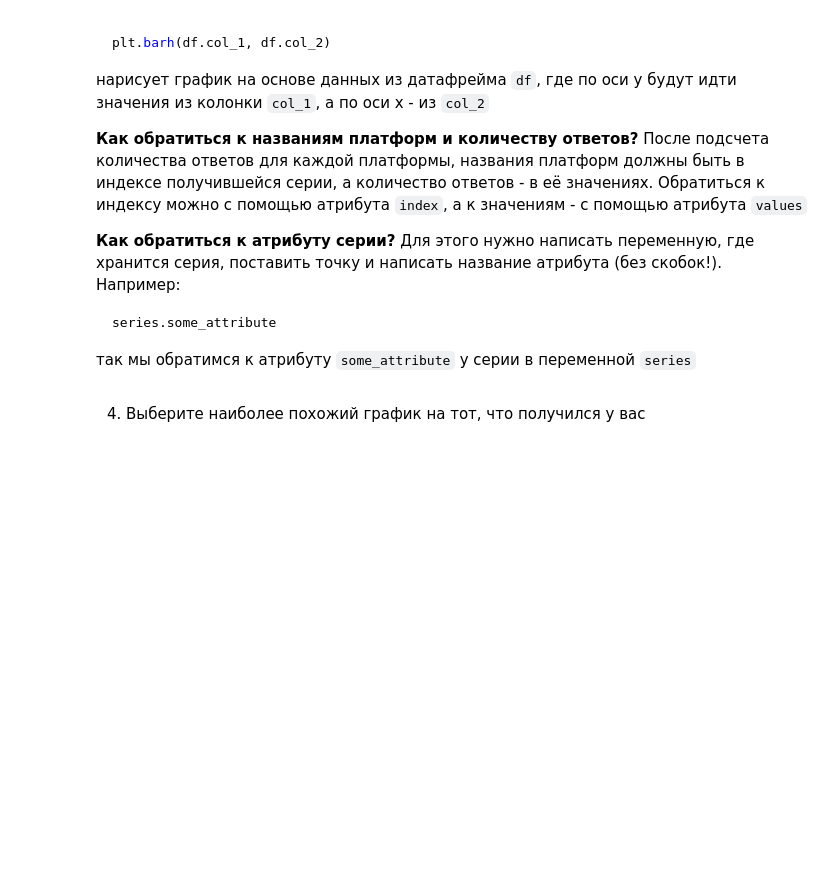
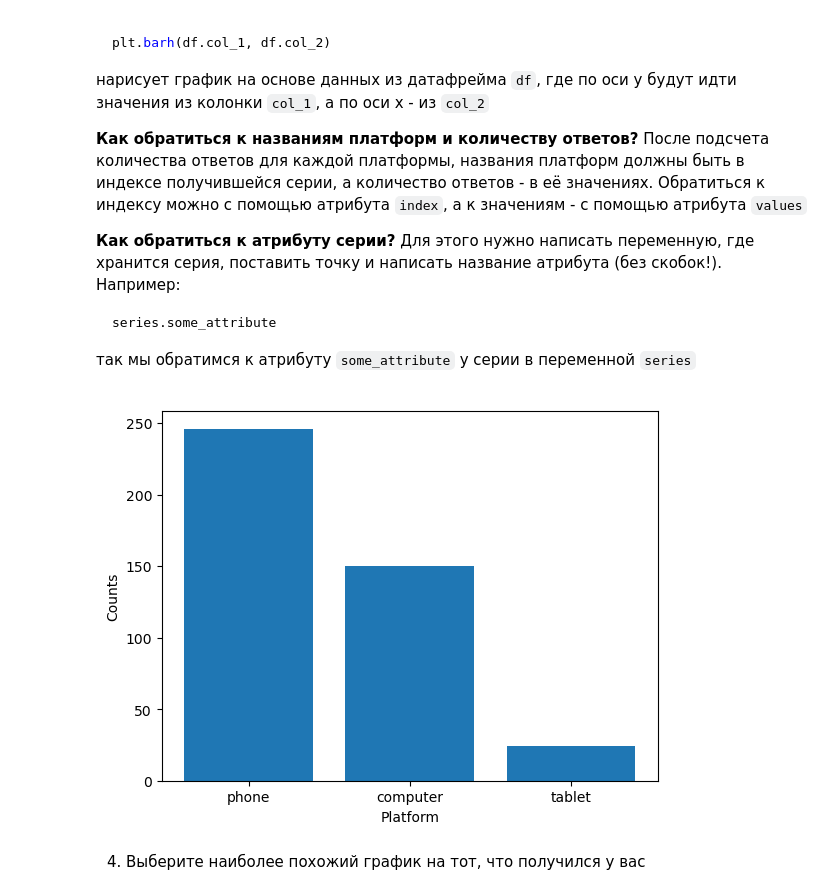
Before and after one commit to T-yomcha/Studying-data-analytics, a Jupyter notebook: 3_advanced_calculations_and_visualization_Homework.ipynb, the cells around one changed output. Drawn from its saved outputs; the diff is of its cells as text; code cells hidden in the pictures; folded sections open; blank space fills up the shorter version.

```diff
--- a/3_advanced_calculations_and_visualization_Homework.ipynb
+++ b/3_advanced_calculations_and_visualization_Homework.ipynb
@@ -399,3 +451,5 @@ df.merge(other_df, on='same_column', how='inner')
+# %%
+logs_user_data = logs.merge(user_data,on= 'client',how='inner')
 # %% [markdown]
 2. Посмотрите на первые строки получившегося датафрейма, чтобы убедиться, что объединение прошло корректно
 # %% [markdown]
@@ -445,0 +505,3 @@ df.some_method()
+# %%
+logs_user_data = logs_user_data[logs_user_data['premium'] == 1]
+logs_user_data.head(5)
@@ -533,0 +613,3 @@ df.column_name.some_method()
+# %%
+logs_user_data_cnt = logs_user_data['platform'].value_counts()
+print(logs_user_data_cnt)
@@ -575,3 +661,10 @@ series.some_attribute
+# %%
+plt.bar(logs_user_data_cnt.index, logs_user_data_cnt.values)
+plt.xlabel('Platform')
+plt.ylabel('Counts')
+plt.show()
+# %% [output]
+[figure, added]
 # %% [markdown]
 4. Выберите наиболее похожий график на тот, что получился у вас
 # %% [markdown]
```
Also changed, not shown: parts of 57 cells of this notebook.
